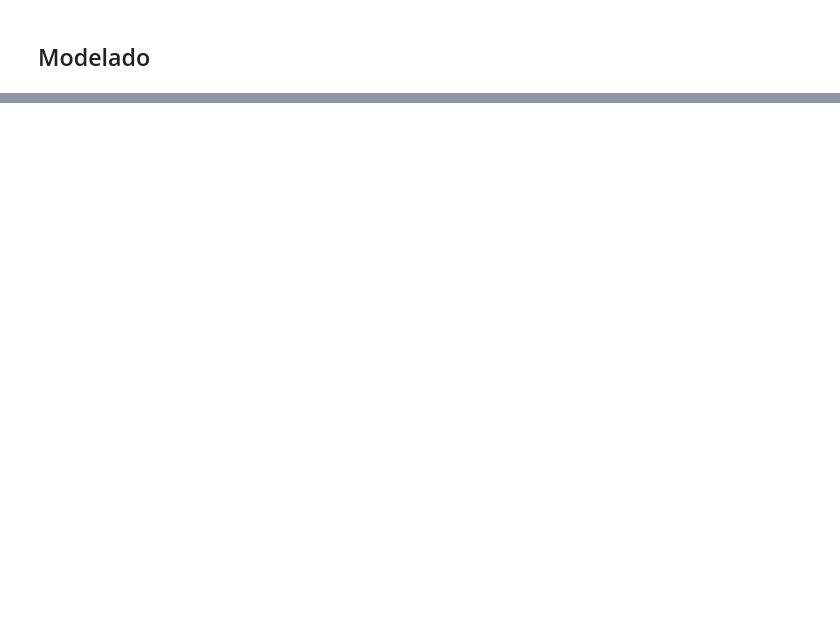
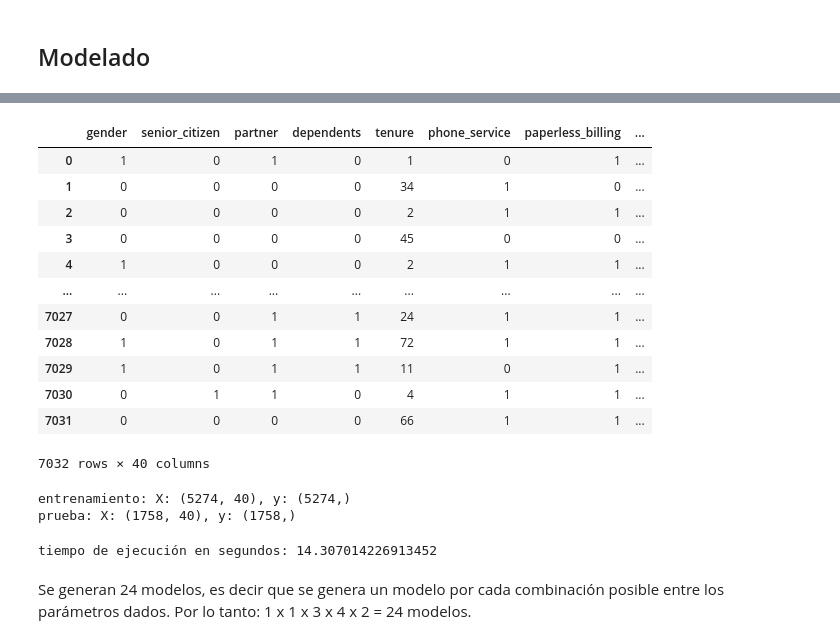
Before and after one commit to lorena10/LALA, a Jupyter notebook: proyecto_1_md.ipynb, the cells around one changed output, grey strips where cells are left out. Cells and saved outputs as stored; diff of their text form; code cells hidden in the pictures; blank space fills up the shorter version.

```diff
--- a/proyecto_1_md.ipynb
+++ b/proyecto_1_md.ipynb
@@ -184,0 +182,51 @@ np.random.seed(210418)
+# %%
+## Se quita la columna churn (es el target) y customer_id (causa conflicto en el árbol)
+X = empresa.drop(['churn', 'customer_id'], axis = 1)
+X
+# %% [output]
+|  | gender | senior_citizen | partner | dependents | tenure | phone_service | paperless_billing | ... |
+| 0 | 1 | 0 | 1 | 0 | 1 | 0 | 1 | ... |
+| 1 | 0 | 0 | 0 | 0 | 34 | 1 | 0 | ... |
+| 2 | 0 | 0 | 0 | 0 | 2 | 1 | 1 | ... |
+| 3 | 0 | 0 | 0 | 0 | 45 | 0 | 0 | ... |
+| 4 | 1 | 0 | 0 | 0 | 2 | 1 | 1 | ... |
+| ... | ... | ... | ... | ... | ... | ... | ... | ... |
+| 7027 | 0 | 0 | 1 | 1 | 24 | 1 | 1 | ... |
+| 7028 | 1 | 0 | 1 | 1 | 72 | 1 | 1 | ... |
+| 7029 | 1 | 0 | 1 | 1 | 11 | 0 | 1 | ... |
+| 7030 | 0 | 1 | 1 | 0 | 4 | 1 | 1 | ... |
+| 7031 | 0 | 0 | 0 | 0 | 66 | 1 | 1 | ... |
+7032 rows × 40 columns
+# %%
+## separando en train, test
+from sklearn.model_selection import train_test_split
+
+X_train, X_test, y_train, y_test = train_test_split(X, y, test_size=0.25)
+
+## verificando los tamaños de nuestros 4 sets
+print("entrenamiento: X: {}, y: {}".format(X_train.shape, y_train.shape))
+print("prueba: X: {}, y: {}".format(X_test.shape, y_test.shape))
+# %% [output]
+entrenamiento: X: (5274, 40), y: (5274,)
+prueba: X: (1758, 40), y: (1758,)
+# %%
+## Configuración del Random Forest
+from sklearn.model_selection import GridSearchCV
+from sklearn.ensemble import RandomForestClassifier
+import time
+
+# n_estimators corresponde al número de árboles que queremos crear: 'n_estimators': [300, 500, 800, 1000],
+grid = {'n_estimators': [1], 'random_state': [5432], 'max_depth': [5, 7, 11], 'min_samples_leaf': [7, 9, 11, 13],
+        'criterion':['gini','entropy'] }
+
+rf = RandomForestClassifier(oob_score=True, n_jobs=-1)
+gs_rf = GridSearchCV(rf, grid, cv=5, scoring='recall', return_train_score=True, n_jobs=-1)
+
+start = time.time()
+# entrenando los random forest
+gs_rf.fit(X_train, y_train)
+print("tiempo de ejecución en segundos: {}".format(time.time() - start))
+# %% [output]
+tiempo de ejecución en segundos: 14.307014226913452
+# %% [markdown]
+Se generan 24 modelos, es decir que se genera un modelo por cada combinación posible entre los parámetros dados. Por lo tanto: 1 x 1 x 3 x 4 x 2 = 24 modelos.
```
Also changed, not shown: parts of 36 cells of this notebook.
